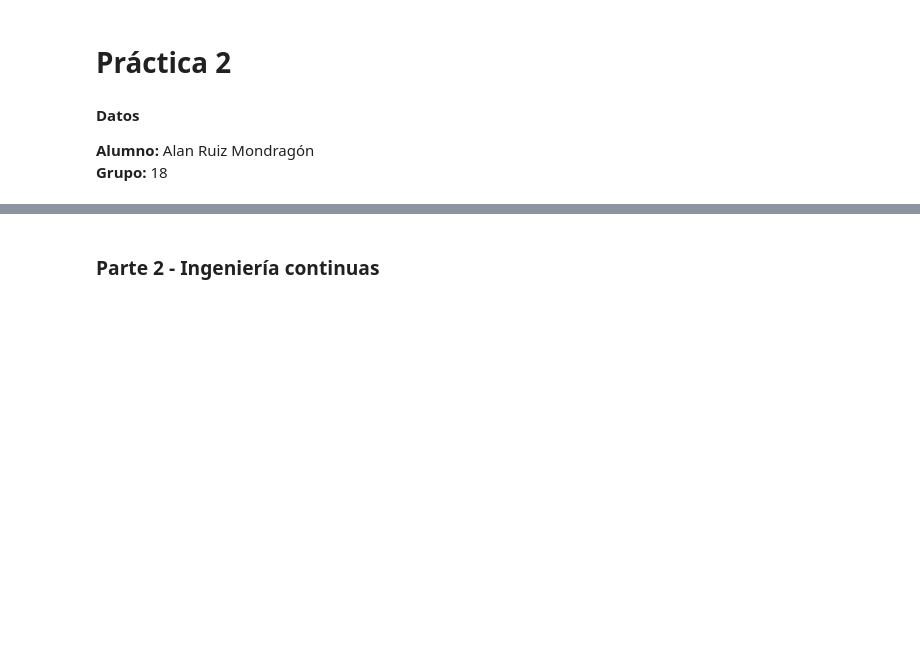
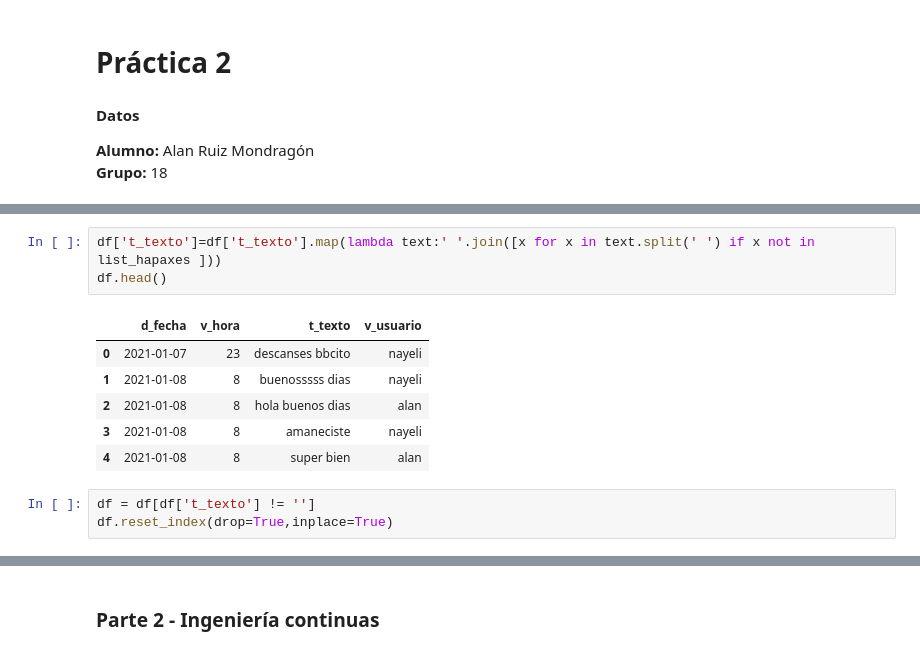
Before and after one commit to alanruizmondragon/ingenieria_de_variables, a Jupyter notebook: code/practica_2.ipynb, the cells around one changed output, grey strips where cells are left out. Drawn from its saved outputs; the diff is of its cells as text; blank space fills up the shorter version.

```diff
--- a/code/practica_2.ipynb
+++ b/code/practica_2.ipynb
@@ -26,0 +337,13 @@ FileNotFoundError: [Errno 2] No such file or directory: 'wa_chat.txt'
+# %%
+df['t_texto']=df['t_texto'].map(lambda text:' '.join([x for x in text.split(' ') if x not in list_hapaxes ]))
+df.head()
+# %% [output]
+|  | d_fecha | v_hora | t_texto | v_usuario |
+| 0 | 2021-01-07 | 23 | descanses bbcito | nayeli |
+| 1 | 2021-01-08 | 8 | buenosssss dias | nayeli |
+| 2 | 2021-01-08 | 8 | hola buenos dias | alan |
+| 3 | 2021-01-08 | 8 | amaneciste | nayeli |
+| 4 | 2021-01-08 | 8 | super bien | alan |
+# %%
+df = df[df['t_texto'] != '']
+df.reset_index(drop=True,inplace=True)
```
Also changed, not shown: parts of 69 cells of this notebook.
